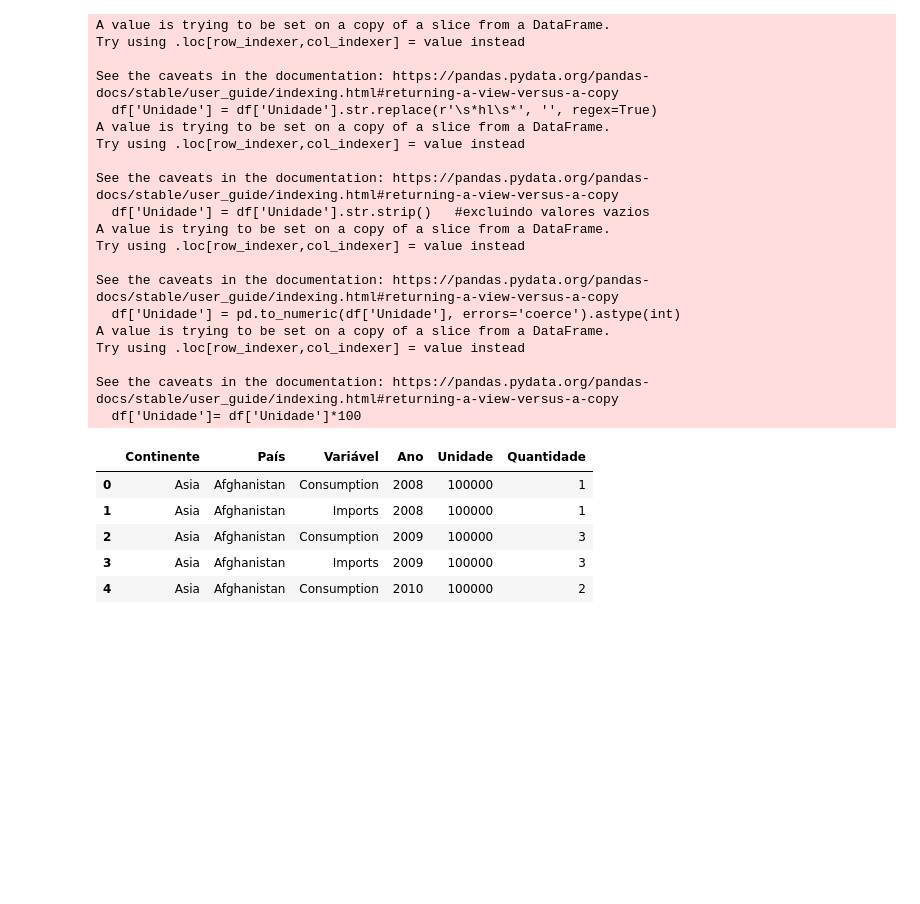
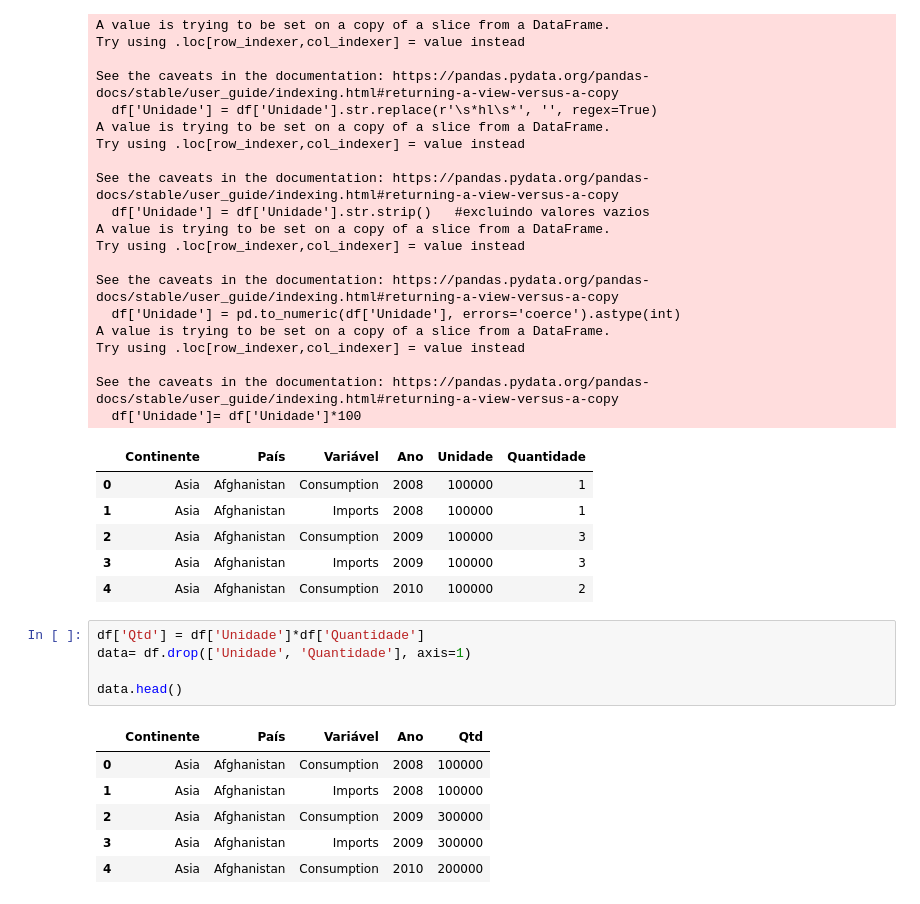
Before and after one commit to VivianeCorreia/Tech-Challenge, a Jupyter notebook: 2_challenge.ipynb, the cells around one changed output. Saved outputs shown, nothing was run; the diff lists cells and outputs as text; blank space fills up the shorter version.

```diff
--- a/2_challenge.ipynb
+++ b/2_challenge.ipynb
@@ -516,3 +516,15 @@ See the caveats in the documentation: https://pandas.pydata.org/pandas-docs/stab
 | 2 | Asia | Afghanistan | Consumption | 2009 | 100000 | 3 |
 | 3 | Asia | Afghanistan | Imports | 2009 | 100000 | 3 |
 | 4 | Asia | Afghanistan | Consumption | 2010 | 100000 | 2 |
+# %%
+df['Qtd'] = df['Unidade']*df['Quantidade']
+data= df.drop(['Unidade', 'Quantidade'], axis=1)
+
+data.head()
+# %% [output]
+|  | Continente | País | Variável | Ano | Qtd |
+| 0 | Asia | Afghanistan | Consumption | 2008 | 100000 |
+| 1 | Asia | Afghanistan | Imports | 2008 | 100000 |
+| 2 | Asia | Afghanistan | Consumption | 2009 | 300000 |
+| 3 | Asia | Afghanistan | Imports | 2009 | 300000 |
+| 4 | Asia | Afghanistan | Consumption | 2010 | 200000 |
```
